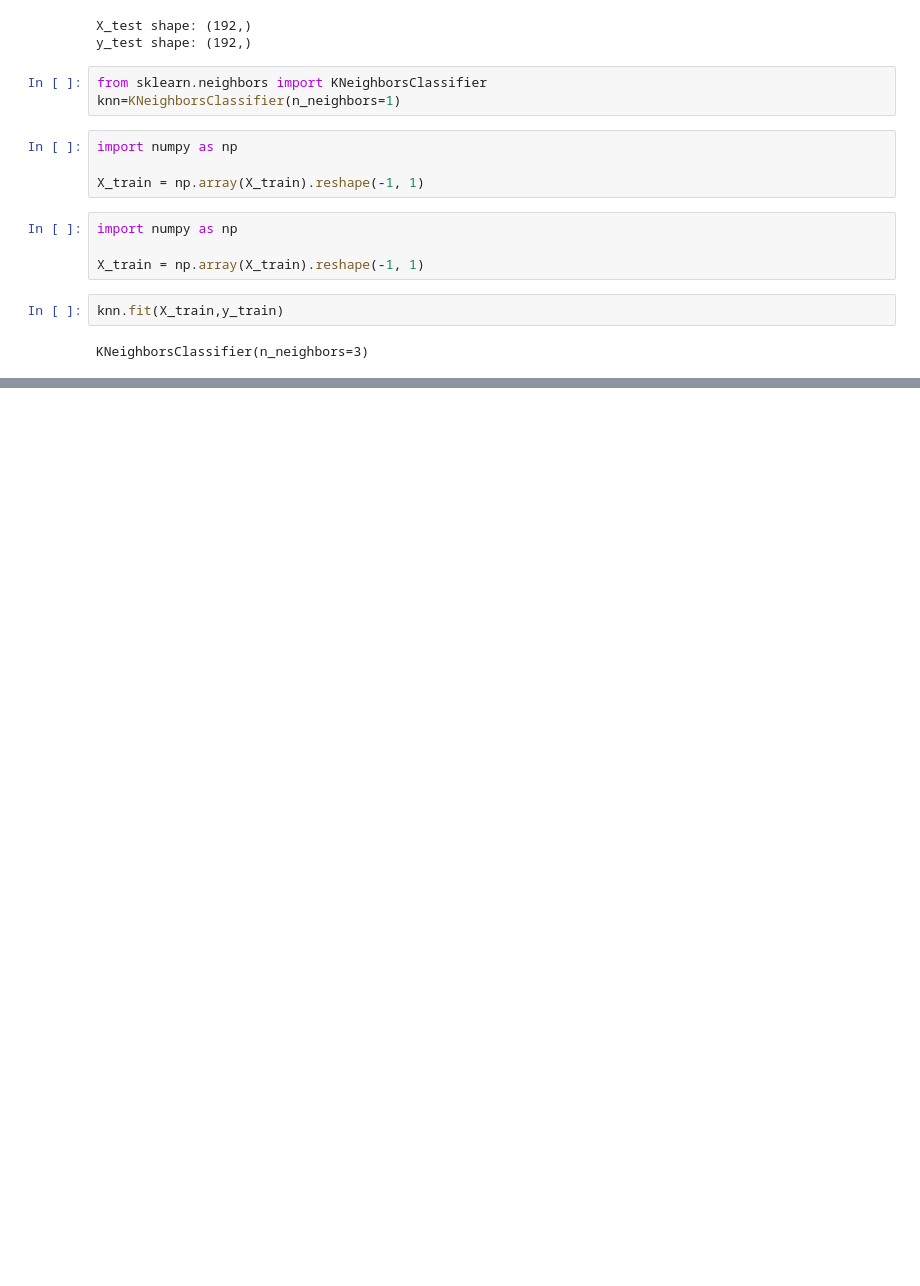
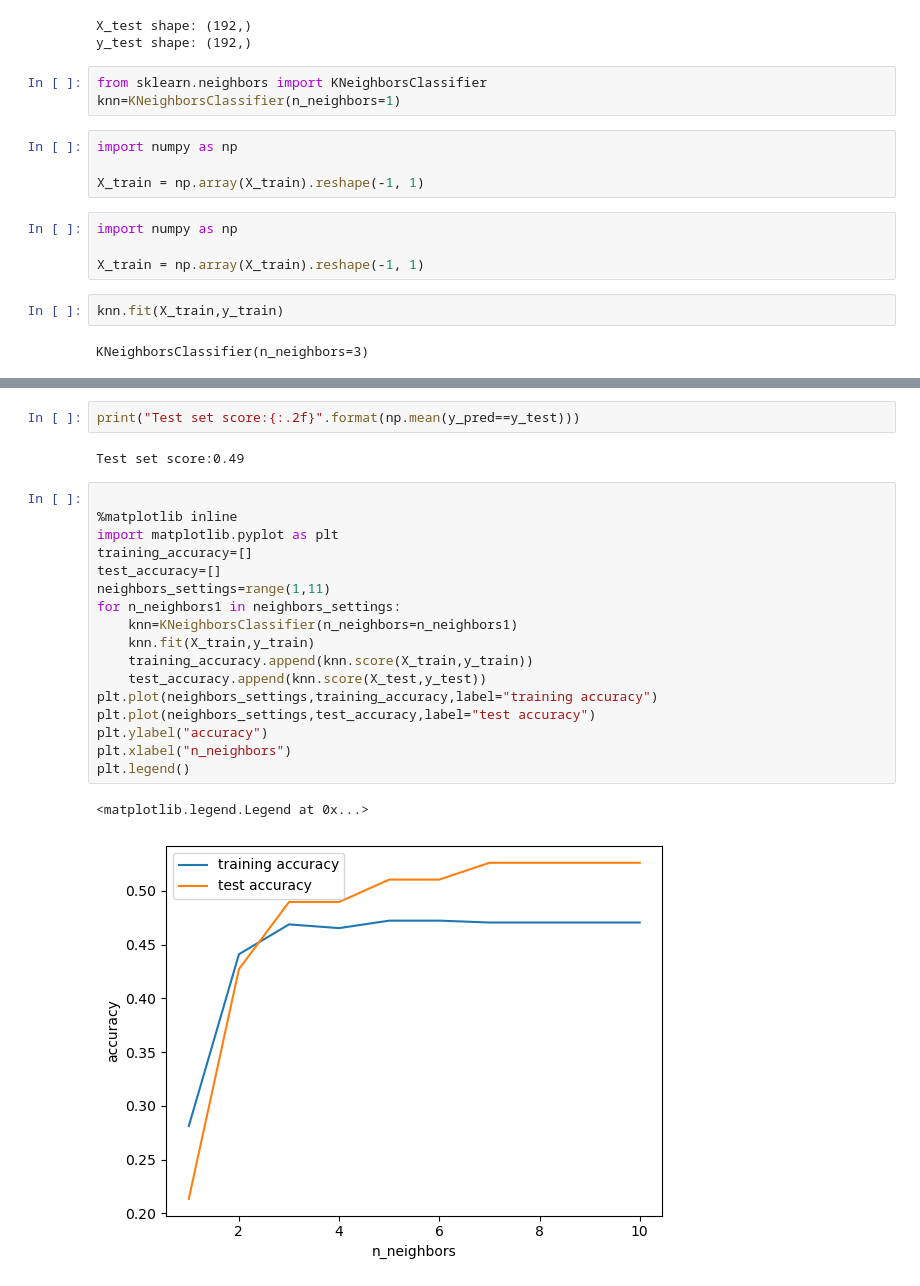
Before and after one commit to dhannyaaaa/workshop, a Jupyter notebook: workshop(hw).ipynb, the cells around one changed output, grey strips where cells are left out. Cells and saved outputs as stored; diff of their text form; blank space fills up the shorter version.

```diff
--- a/workshop(hw).ipynb
+++ b/workshop(hw).ipynb
@@ -159,0 +156,24 @@ Test set score:0.49
+# %%
+print("Test set score:{:.2f}".format(np.mean(y_pred==y_test)))
+# %% [output]
+Test set score:0.49
+# %%
+
+%matplotlib inline
+import matplotlib.pyplot as plt
+training_accuracy=[]
+test_accuracy=[]
+neighbors_settings=range(1,11)
+for n_neighbors1 in neighbors_settings:
+    knn=KNeighborsClassifier(n_neighbors=n_neighbors1)
+    knn.fit(X_train,y_train)
+    training_accuracy.append(knn.score(X_train,y_train))
+    test_accuracy.append(knn.score(X_test,y_test))
+plt.plot(neighbors_settings,training_accuracy,label="training accuracy")
+plt.plot(neighbors_settings,test_accuracy,label="test accuracy")
+plt.ylabel("accuracy")
+plt.xlabel("n_neighbors")
+plt.legend()
+# %% [output]
+<matplotlib.legend.Legend at 0x...>
+[figure, added]
```
Also changed, not shown: parts of 7 cells of this notebook, 2 other files.
